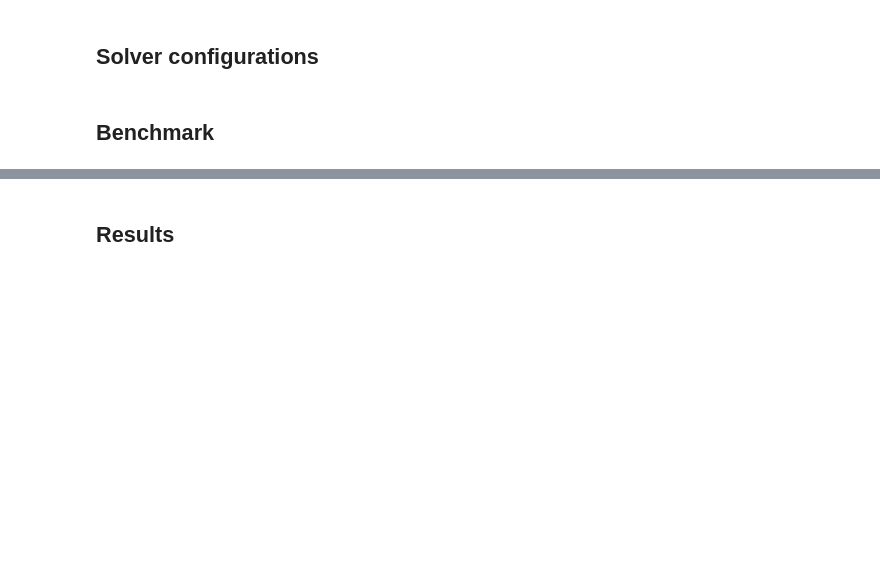
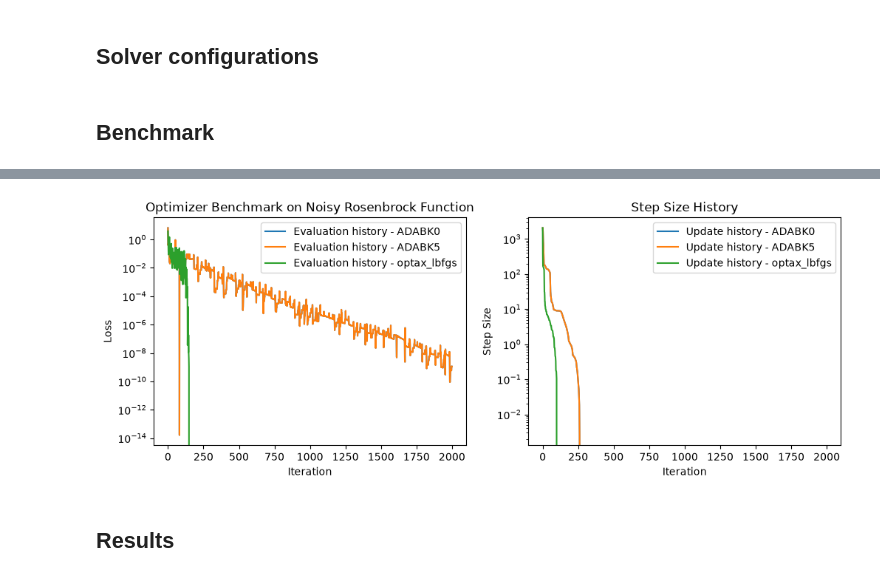
Before and after one commit to CMBSciPol/CADRE, a Jupyter notebook: notebooks/Optimizer_Benchmark.ipynb, the cells around one changed output, grey strips where cells are left out. Cells and saved outputs as stored; diff of their text form; code cells hidden in the pictures; blank space fills up the shorter version.

```diff
--- a/notebooks/Optimizer_Benchmark.ipynb
+++ b/notebooks/Optimizer_Benchmark.ipynb
@@ -43,11 +43,26 @@ f(x*)  = -2.7707e-01  (global minimum at x=1)
 ## Solver configurations
 # %%
 SOLVERS = [
-    {"name": "ADABK0", "solver": "ADABK0", "options": {"cooldown": 5, "min_steps": 5}},
-    {"name": "ADABK5", "solver": "ADABK5", "options": {"cooldown": 5, "min_steps": 5}},
+    {
+        "name": "ADABK0",
+        "solver": "ADABK0",
+        "options": {"cooldown": 5},
+        "kwargs": {"record_history": True},
+    },
+    {
+        "name": "ADABK5",
+        "solver": "ADABK5",
+        "options": {"cooldown": 5},
+        "kwargs": {"record_history": True},
+    },
     {"name": "scipy_cobyqa", "solver": "scipy_cobyqa", "options": {}},
     {"name": "scipy_tnc", "solver": "scipy_tnc", "options": {}},
-    {"name": "optax_lbfgs", "solver": "optax_lbfgs", "options": {}},
+    {
+        "name": "optax_lbfgs",
+        "solver": "optax_lbfgs",
+        "options": {},
+        "kwargs": {"record_history": True},
+    },
 ]
 # %% [markdown]
 ## Benchmark
@@ -65,10 +80,12 @@ def run_benchmark(cfg):
         upper_bound=UPPER,
         atol=1e-12,
         rtol=1e-12,
+        **cfg.get("kwargs", {}),
     )
     elapsed = time.perf_counter() - t0
     return {
         "solver": cfg["name"],
+        "history": state.history,
         "iterations": int(state.iter_num),
         "final_loss": float(state.best_loss),
         "time_s": elapsed,
@@ -90,3 +107,21 @@ optax_lbfgs       iters=  150   loss=  -2.771e-01   t=1.2s
+# %%
+fig, axes = plt.subplots(1, 2, figsize=(12, 4))
+for r in results:
+    if r["history"] is not None:
+        axes[0].semilogy(r["history"][0], label=f"Evaluation history - {r['solver']}")
+        axes[1].semilogy(r["history"][1], label=f"Update history - {r['solver']}")
+
+axes[0].set_xlabel("Iteration")
+axes[0].set_ylabel("Loss")
+axes[0].set_title("Optimizer Benchmark on Noisy Rosenbrock Function")
+axes[1].set_xlabel("Iteration")
+axes[1].set_ylabel("Step Size")
+axes[1].set_title("Step Size History")
+axes[0].legend()
+axes[1].legend()
+plt.show()
+# %% [output]
+[figure, added]
 # %% [markdown]
 ## Results
 # %%
```
Also changed, not shown: parts of 1 cell of this notebook.
